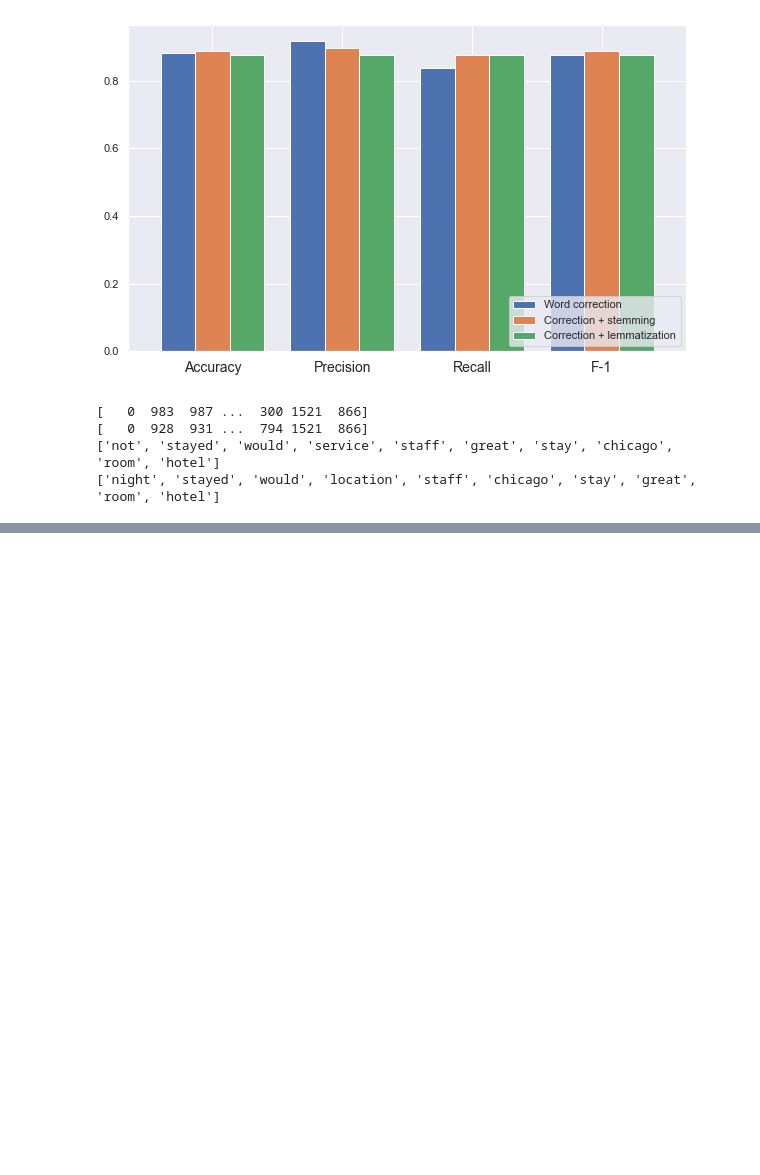
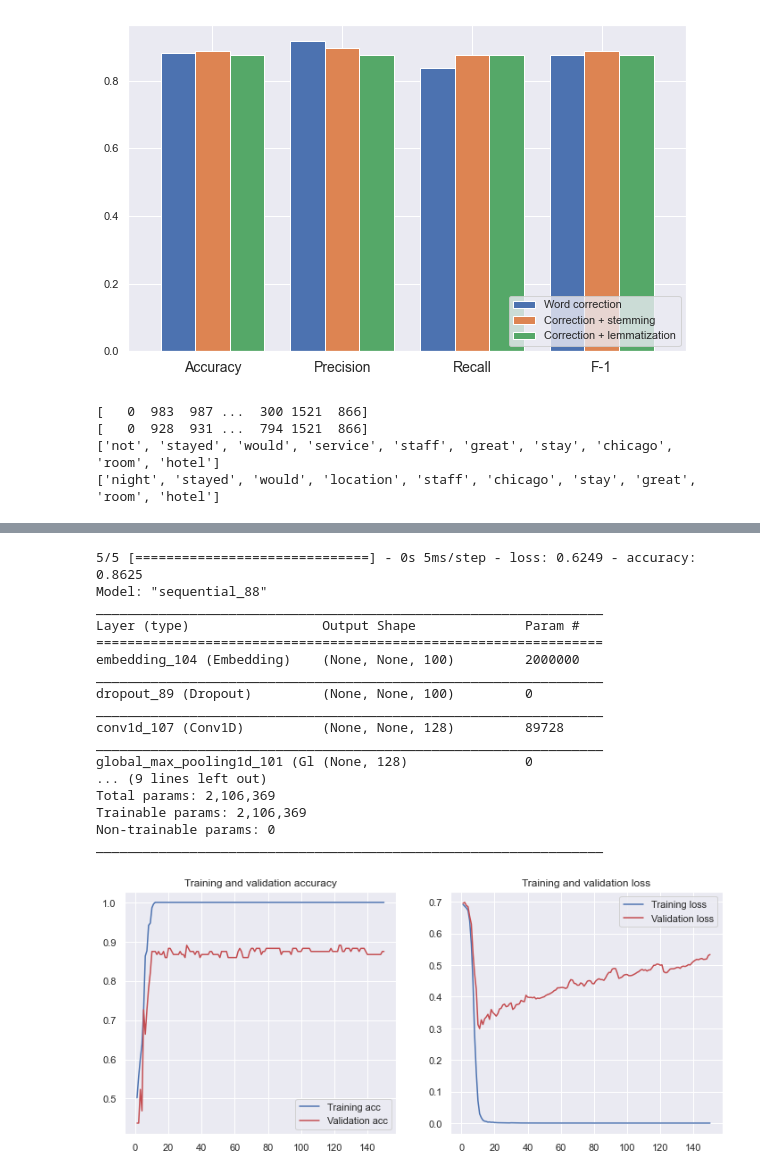
Before and after one commit to beld78/ARM-Paper, a Jupyter notebook: Analysis.ipynb, the cells around one changed output, grey strips where cells are left out. Drawn from its saved outputs; the diff is of its cells as text; code cells hidden in the pictures; blank space fills up the shorter version.

Commit message:
add plain cnn and pretrained embedding with glove

```diff
--- a/Analysis.ipynb
+++ b/Analysis.ipynb
@@ -441,0 +541,19 @@ print(list(np.take(X_train.columns, pos_class_prob_sorted[-10:])))
+# %%
+def plot_history(history):
+    acc = history.history['accuracy']
+    val_acc = history.history['val_accuracy']
+    loss = history.history['loss']
+    val_loss = history.history['val_loss']
+    x = range(1, len(acc) + 1)
+
+    plt.figure(figsize=(12, 5))
+    plt.subplot(1, 2, 1)
+    plt.plot(x, acc, 'b', label='Training acc')
+    plt.plot(x, val_acc, 'r', label='Validation acc')
+    plt.title('Training and validation accuracy')
+    plt.legend()
+    plt.subplot(1, 2, 2)
+    plt.plot(x, loss, 'b', label='Training loss')
+    plt.plot(x, val_loss, 'r', label='Validation loss')
+    plt.title('Training and validation loss')
+    plt.legend()
@@ -441,0 +602,10 @@ print(list(np.take(X_train.columns, pos_class_prob_sorted[-10:])))
+# %%
+epochs = 150
+
+# Fit the model using the train and test datasets.
+history = model.fit(train_ds,
+                    validation_data=val_ds,
+                    epochs=epochs)
+# history = model.fit(x_train, y_train,
+#                     validation_data=(x_val, y_val),
+#                     epochs=epochs)
@@ -441,0 +630,23 @@ print(list(np.take(X_train.columns, pos_class_prob_sorted[-10:])))
+# %%
+model.evaluate(test_ds)
+plot_history(history)
+model.summary()
+# %% [output]
+5/5 [==============================] - 0s 5ms/step - loss: 0.6249 - accuracy: 0.8625
+Model: "sequential_88"
+_________________________________________________________________
+Layer (type)                 Output Shape              Param #
+=================================================================
+embedding_104 (Embedding)    (None, None, 100)         2000000
+_________________________________________________________________
+dropout_89 (Dropout)         (None, None, 100)         0
+_________________________________________________________________
+conv1d_107 (Conv1D)          (None, None, 128)         89728
+_________________________________________________________________
+global_max_pooling1d_101 (Gl (None, 128)               0
+... (9 lines left out)
+Total params: 2,106,369
+Trainable params: 2,106,369
+Non-trainable params: 0
+_________________________________________________________________
+[figure, added]
```
Also changed, not shown: parts of 17 cells of this notebook.
